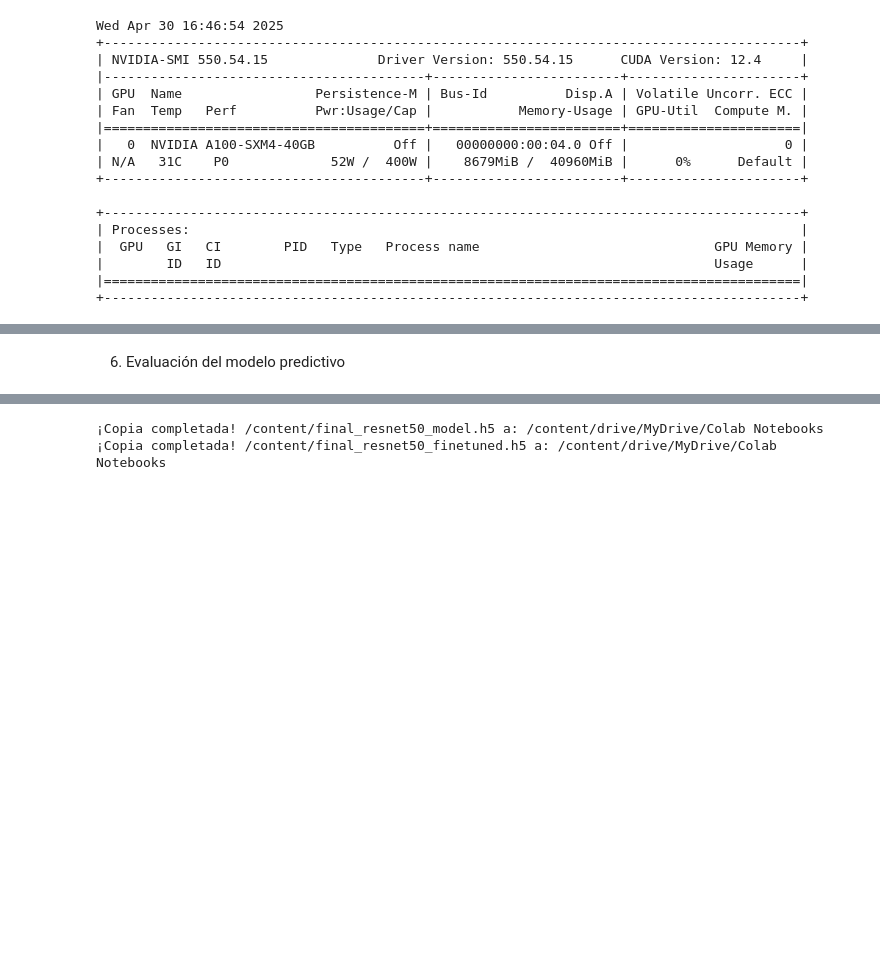
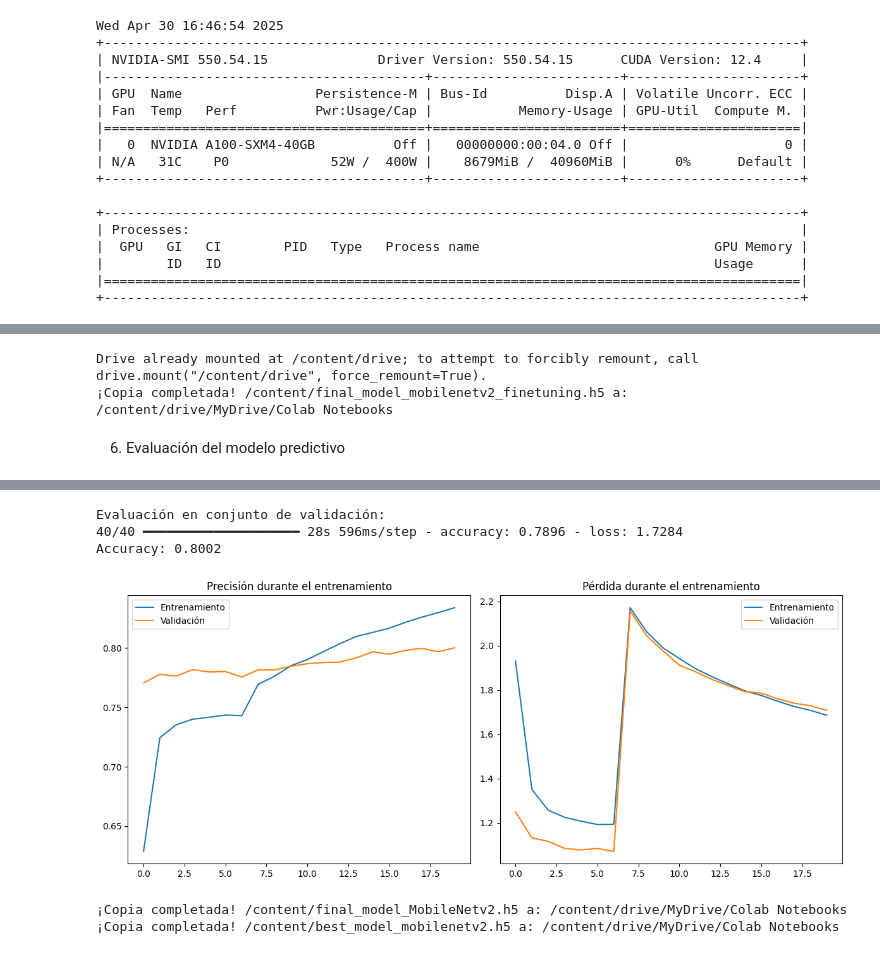
Before and after one commit to eflores5000/estrategia2, a Jupyter notebook: Trabajo_final_v0_RN_MovilNetv2_ok.ipynb, the cells around one changed output, grey strips where cells are left out. Drawn from its saved outputs; the diff is of its cells as text; code cells hidden in the pictures; blank space fills up the shorter version.

Commit message:
Se creó con Colab

```diff
--- a/Trabajo_final_v0_RN_MovilNetv2_ok.ipynb
+++ b/Trabajo_final_v0_RN_MovilNetv2_ok.ipynb
@@ -444,3 +470,19 @@ Epoch 8/20
+# %%
+
+# Conectamos con nuestro Google Drive
+from google.colab import drive
+drive.mount('/content/drive')
+
+origen = '/content/final_model_mobilenetv2_finetuning.h5'
+destino = '/content/drive/MyDrive/Colab Notebooks'
+try:
+  shutil.copy(origen, destino)
+  print(f"¡Copia completada! {origen} a: {destino}")
+except Exception as e:
+  print(f"Error inesperado: {str(e)}")
+# %% [output]
+Drive already mounted at /content/drive; to attempt to forcibly remount, call drive.mount("/content/drive", force_remount=True).
+¡Copia completada! /content/final_model_mobilenetv2_finetuning.h5 a: /content/drive/MyDrive/Colab Notebooks
 # %% [markdown]
 6. Evaluación del modelo predictivo
 # %%
@@ -453,9 +495,9 @@ best_model = tf.keras.models.load_model('best_model_mobilenetv2.h5')
 
 # Evaluación cuantitativa
 print("\nEvaluación en conjunto de validación:")
-val_loss, val_acc, val_top5 = best_model.evaluate(val_generator)
+val_loss, val_acc = best_model.evaluate(val_generator)
 print(f"Accuracy: {val_acc:.4f}")
-print(f"Top-5 Accuracy: {val_top5:.4f}")
+#print(f"Top-5 Accuracy: {val_top5:.4f}")
 
 # Visualización de resultados
 plt.figure(figsize=(12, 5))
@@ -474,3 +516,4 @@ plt.legend(['Entrenamiento', 'Validación'])
 plt.tight_layout()
 plt.savefig('training_history_mobilenet.png')
 plt.show()
+# %% [output]
@@ -477,3 +522,7 @@ plt.show()
+Evaluación en conjunto de validación:
+40/40 ━━━━━━━━━━━━━━━━━━━━ 28s 596ms/step - accuracy: 0.7896 - loss: 1.7284
+Accuracy: 0.8002
+[figure, added]
 # %%
 # Copiando archivos finales
 from google.colab import drive
@@ -490,7 +539,7 @@ try:
 except Exception as e:
     print(f"Error inesperado: {str(e)}")
 
-origen = '/content/final_resnet50_finetuned.h5'
+origen = '/content/best_model_mobilenetv2.h5'
 destino = '/content/drive/MyDrive/Colab Notebooks'
 try:
   shutil.copy(origen, destino)
@@ -498,5 +547,5 @@ try:
 except Exception as e:
   print(f"Error inesperado: {str(e)}")
 # %% [output]
-¡Copia completada! /content/final_resnet50_model.h5 a: /content/drive/MyDrive/Colab Notebooks
-¡Copia completada! /content/final_resnet50_finetuned.h5 a: /content/drive/MyDrive/Colab Notebooks
+¡Copia completada! /content/final_model_MobileNetv2.h5 a: /content/drive/MyDrive/Colab Notebooks
+¡Copia completada! /content/best_model_mobilenetv2.h5 a: /content/drive/MyDrive/Colab Notebooks
```
Also changed, not shown: parts of 2 cells of this notebook.
